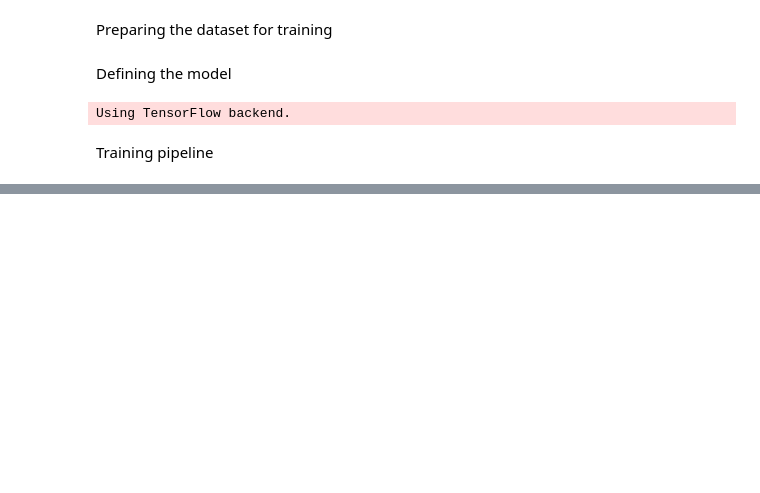
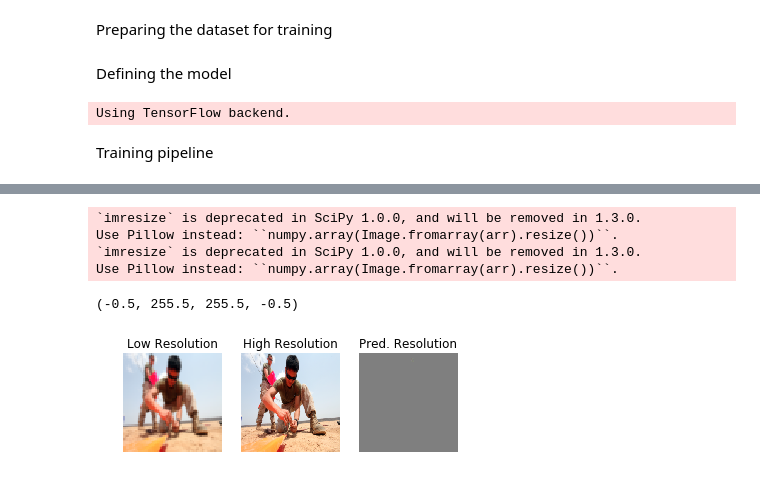
Before and after one commit to cyndwith/cnn_networks, a Jupyter notebook: code/keras/SRGAN/mySRGAN.ipynb, the cells around one changed output, grey strips where cells are left out. Drawn from its saved outputs; the diff is of its cells as text; code cells hidden in the pictures; blank space fills up the shorter version.

Commit message:
adding inference with test image

```diff
--- a/code/keras/SRGAN/mySRGAN.ipynb
+++ b/code/keras/SRGAN/mySRGAN.ipynb
@@ -252,0 +254,29 @@ epoch: 9, srgan_loss:  84.11745
+# %%
+#Try the networks on test image
+test_hr, test_lr = PREPARE_DATASET(batch_size=1)
+pred_hr = srgan_gen.predict(test_lr)
+
+img_lr = 0.5 * test_lr + 0.5
+img_hr = 0.5 * test_hr + 0.5
+pred_hr = 0.5 * pred_hr + 0.5
+
+figure, axis = plt.subplots(1, 3)
+
+axis[0].imshow(img_lr[0])
+axis[0].set_title('Low Resolution')
+axis[0].axis('off')
+
+axis[1].imshow(img_hr[0])
+axis[1].set_title('High Resolution')
+axis[1].axis('off')
+
+axis[2].imshow(pred_hr[0])
+axis[2].set_title('Pred. Resolution')
+axis[2].axis('off')
+# %% [output]
+`imresize` is deprecated in SciPy 1.0.0, and will be removed in 1.3.0.
+Use Pillow instead: ``numpy.array(Image.fromarray(arr).resize())``.
+`imresize` is deprecated in SciPy 1.0.0, and will be removed in 1.3.0.
+Use Pillow instead: ``numpy.array(Image.fromarray(arr).resize())``.
+(-0.5, 255.5, 255.5, -0.5)
+[figure, added]
```
Also changed, not shown: parts of 1 cell of this notebook.
